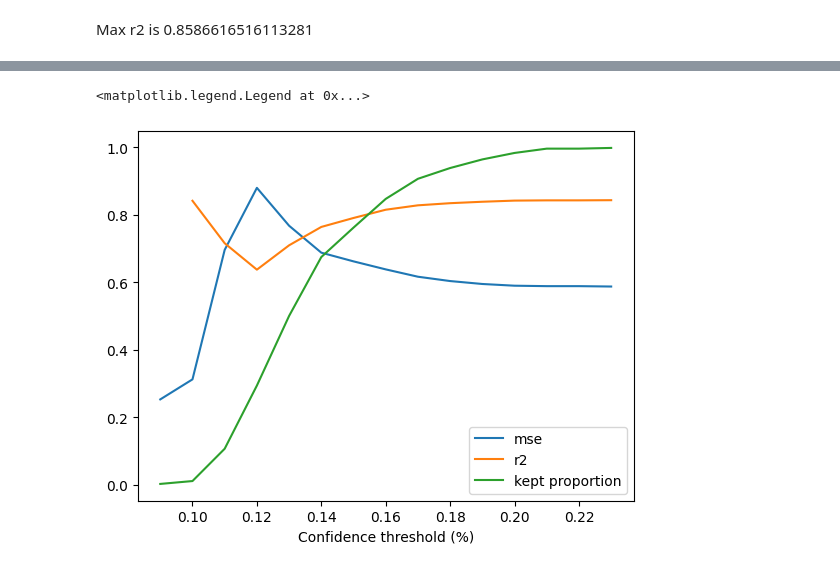
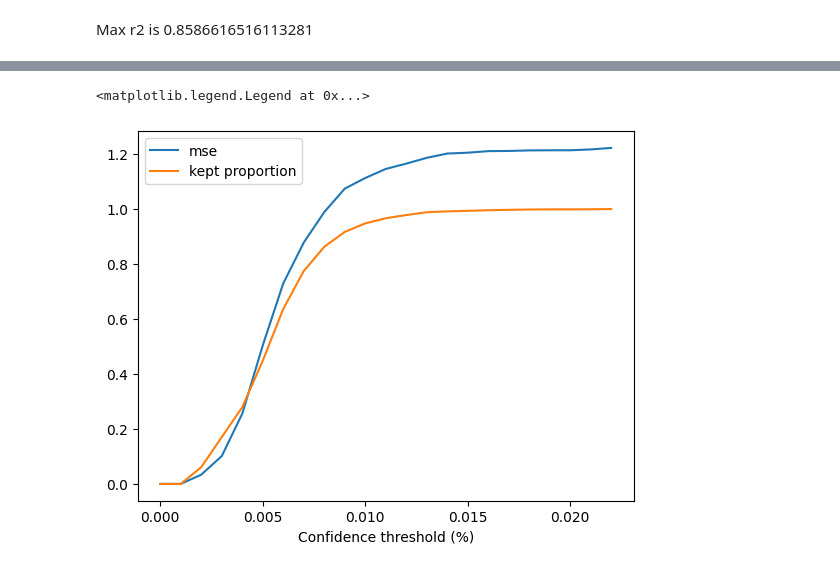
Before and after one commit to chbricout/motiondetector, a Jupyter notebook: notebooks/MCDropout.ipynb, the cells around one changed output, grey strips where cells are left out. Saved outputs shown, nothing was run; the diff lists cells and outputs as text; code cells hidden in the pictures.

```diff
--- a/notebooks/MCDropout.ipynb
+++ b/notebooks/MCDropout.ipynb
@@ -22,10 +22,10 @@ api = comet_ml.api.API(
 # %% [markdown]
 ## Analysis of discrete labelling
 # %%
-drop = pd.read_csv(r"C:\Users\Brico\Downloads\mcdropout-res(1).csv")
-drop['count']=drop['count'].apply(eval)
-drop['max classe']=drop['count'].apply(np.argmax)
-drop['labels']=drop['labels'].astype(int)
-drop['confidence']=drop['count'].apply(max)
+drop = pd.read_csv(r"/home/chbricout/Downloads/MRART-pred.csv")
+# drop['count']=drop['count'].apply(eval)
+# drop['max classe']=drop['count'].apply(np.argmax)
+# drop['labels']=drop['labels'].astype(int)
+# drop['confidence']=drop['count'].apply(max)
 drop
 # %% [output]
@@ -83,6 +83,7 @@ Text(0.5, 1.0, 'Label against Prediction with 100% confidence')
 # %% [markdown]
 Max r2 is 0.8586616516113281
 # %%
-drop = pd.read_csv(r"C:\Users\Brico\Downloads\mcdropout-res-50565(1).csv")
+drop = pd.read_csv(r"/home/chbricout/Downloads/mcdropout-res.csv")
 sb.histplot(drop, x="std")
+drop
 # %% [output]
@@ -91,15 +104,17 @@ sb.histplot(drop, x="std")
 # %%
 def get_prop_mse_r2(df:pd.DataFrame, std:float):
     filtered = df[df['std']<=std]
-    mse = ((filtered['mean']-filtered['labels'])**2).mean()
-    r2 = r2_score(filtered['labels'], filtered['mean'])
+    if len(filtered)==0:
+        return 0,1,0
+    mse = ((filtered['mean']-filtered['label'])**2).mean()
+    r2 = r2_score(filtered['label'], filtered['mean'])
     filtered_prop = len(filtered)/len(df)
     return mse, r2, filtered_prop
 # %%
 mses = []
 r2s = []
 props = []
-x=np.arange(0.09,0.23, 0.01)
+x=np.arange(0.00,0.023, 0.001)
 
 for i in x:
     (m,r,p)=get_prop_mse_r2(drop, i)
@@ -107,11 +122,11 @@ for i in x:
     r2s.append(r)
     props.append(p)
 # %%
-plt.plot(x,np.array(mses)*10, label="mse")
-plt.plot(x,r2s, label="r2")
+plt.plot(x,np.array(mses)*5000, label="mse")
+# plt.plot(x,r2s, label="r2")
 plt.plot(x,props, label="kept proportion")
 plt.xlabel("Confidence threshold (%)")
 plt.legend()
 # %% [output]
 <matplotlib.legend.Legend at 0x...>
-[figure, old version]
+[figure, new version]
```
Also changed, not shown: parts of 2 cells of this notebook, 5 other files.
